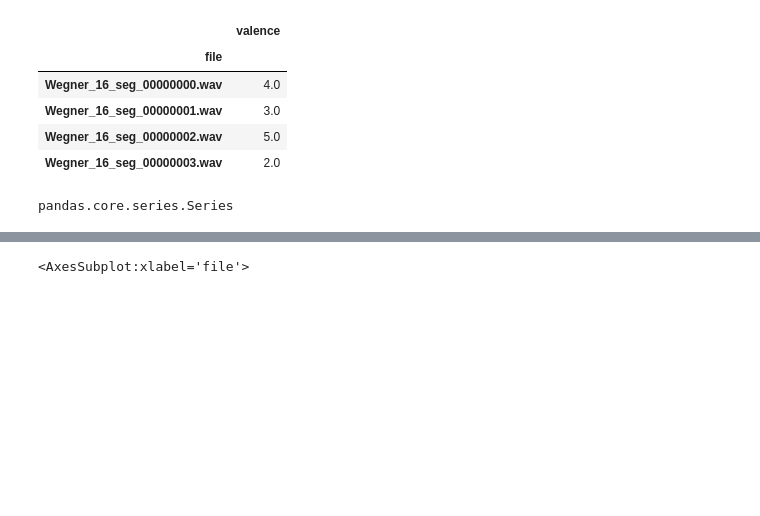
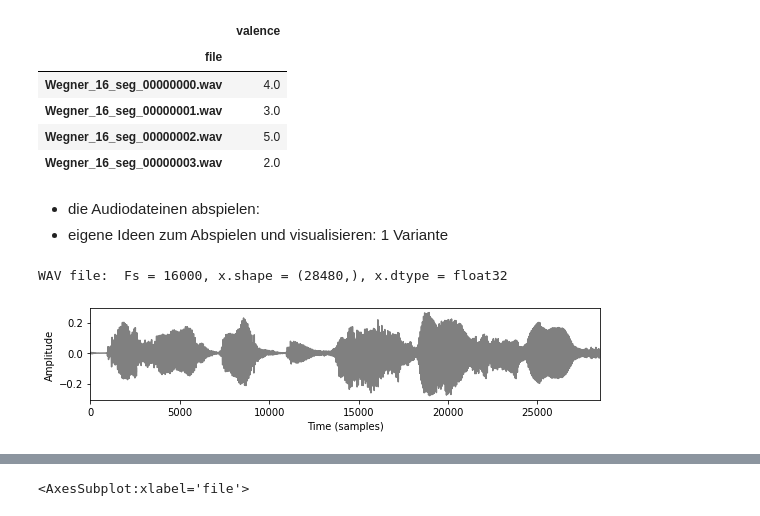
Before and after one commit to Lisa-Wegner/S_sprechstile_eigene, a Jupyter notebook: Sprechstile_eigene_Abgabe-checkpoint.ipynb, the cells around one changed output, grey strips where cells are left out. Cells and saved outputs as stored; diff of their text form; code cells hidden in the pictures; blank space fills up the shorter version.

```diff
--- a/Sprechstile_eigene_Abgabe-checkpoint.ipynb
+++ b/Sprechstile_eigene_Abgabe-checkpoint.ipynb
@@ -130,7 +128,36 @@ df.head(4)
 | Wegner_16_seg_00000001.wav | 3.0 |
 | Wegner_16_seg_00000002.wav | 5.0 |
 | Wegner_16_seg_00000003.wav | 2.0 |
-# %%
-type(df.valence)
-# %% [output]
-pandas.core.series.Series
+# %% [markdown]
+* die Audiodateinen abspielen:
+* eigene Ideen zum Abspielen und visualisieren: 1 Variante
+# %%
+%matplotlib inline
+
+def print_plot_play(x, Fs, text=''):
+    """1. Prints information about an audio singal, 2. plots the waveform, and 3. Creates player
+
+    Notebook: C1/B_PythonAudio.ipynb
+
+    Args:
+        x: Input signal
+        Fs: Sampling rate of x
+        text: Text to print
+    """
+    print('%s Fs = %d, x.shape = %s, x.dtype = %s' % (text, Fs, x.shape, x.dtype))
+    plt.figure(figsize=(8, 2))
+    plt.plot(x, color='gray')
+    plt.xlim([0, x.shape[0]])
+    plt.xlabel('Time (samples)')
+    plt.ylabel('Amplitude')
+    plt.tight_layout()
+    plt.show()
+    ipd.display(ipd.Audio(data=x, rate=Fs))
+
+# Read wav
+fn_wav = os.path.join('Wegner/Wegner_16_seg_00000001.wav')
+x, Fs = librosa.load(fn_wav, sr=None)
+print_plot_play(x=x, Fs=Fs, text='WAV file: ')
+# %% [output]
+WAV file:  Fs = 16000, x.shape = (28480,), x.dtype = float32
+[figure, added]
```
Also changed, not shown: parts of 46 cells of this notebook.
